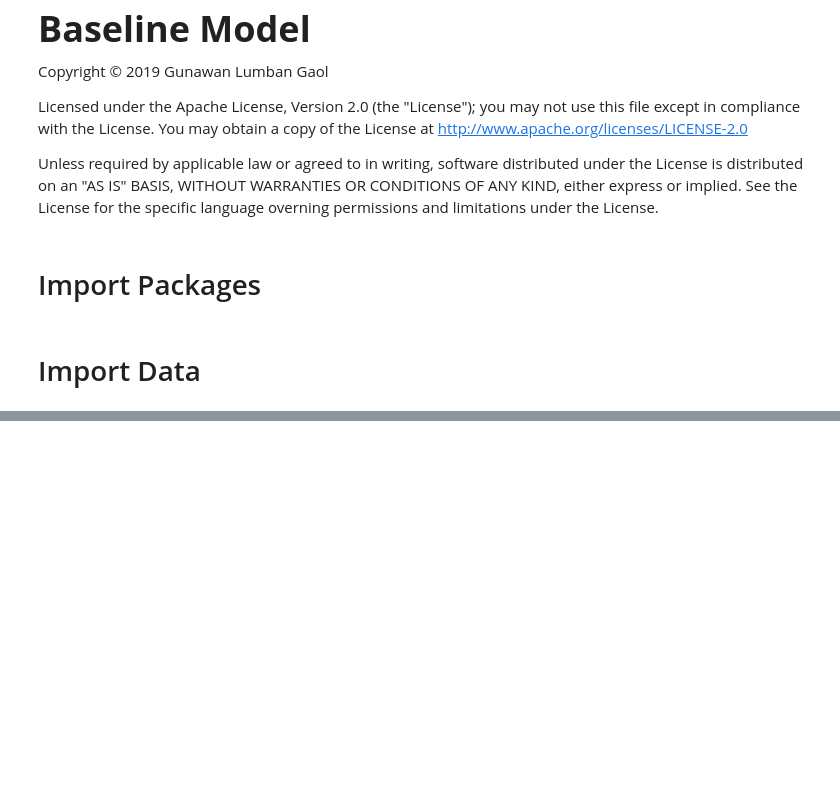
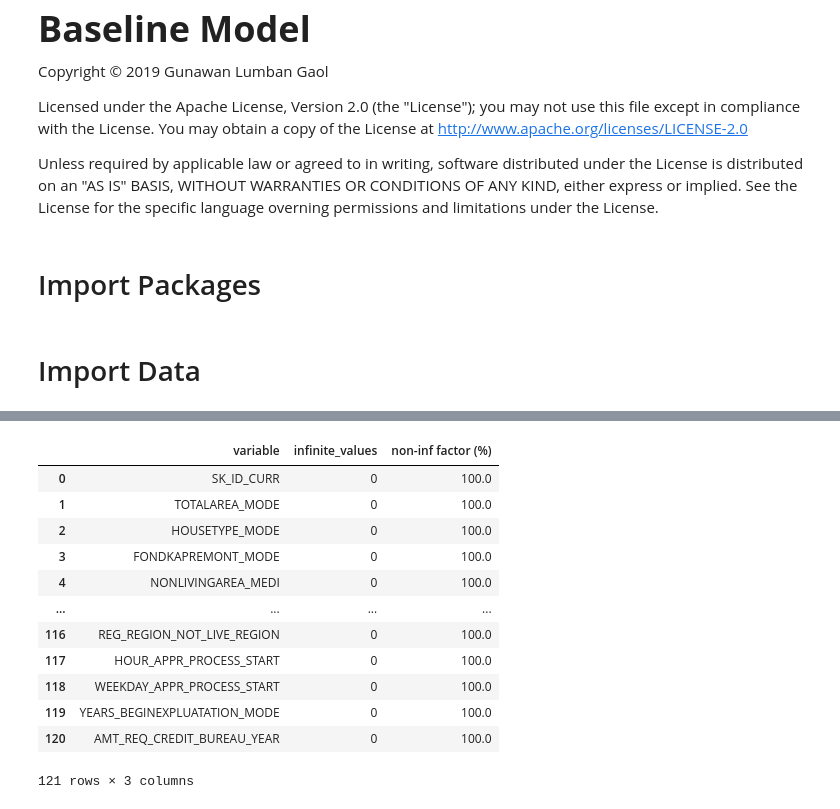
Before and after one commit to TJMSambas/capstone-project-iykra, a Jupyter notebook: Baseline Model - Gunawan.ipynb, the cells around one changed output, grey strips where cells are left out. Saved outputs shown, nothing was run; the diff lists cells and outputs as text; code cells hidden in the pictures; blank space fills up the shorter version.

```diff
--- a/Baseline Model - Gunawan.ipynb
+++ b/Baseline Model - Gunawan.ipynb
@@ -15,0 +81,16 @@ import pandas as pd
+# %%
+get_infinite(application_test)
+# %% [output]
+|  | variable | infinite_values | non-inf factor (%) |
+| 0 | SK_ID_CURR | 0 | 100.0 |
+| 1 | TOTALAREA_MODE | 0 | 100.0 |
+| 2 | HOUSETYPE_MODE | 0 | 100.0 |
+| 3 | FONDKAPREMONT_MODE | 0 | 100.0 |
+| 4 | NONLIVINGAREA_MEDI | 0 | 100.0 |
+| ... | ... | ... | ... |
+| 116 | REG_REGION_NOT_LIVE_REGION | 0 | 100.0 |
+| 117 | HOUR_APPR_PROCESS_START | 0 | 100.0 |
+| 118 | WEEKDAY_APPR_PROCESS_START | 0 | 100.0 |
+| 119 | YEARS_BEGINEXPLUATATION_MODE | 0 | 100.0 |
+| 120 | AMT_REQ_CREDIT_BUREAU_YEAR | 0 | 100.0 |
+121 rows × 3 columns
```
Also changed, not shown: parts of 24 cells of this notebook, 1 other file.
